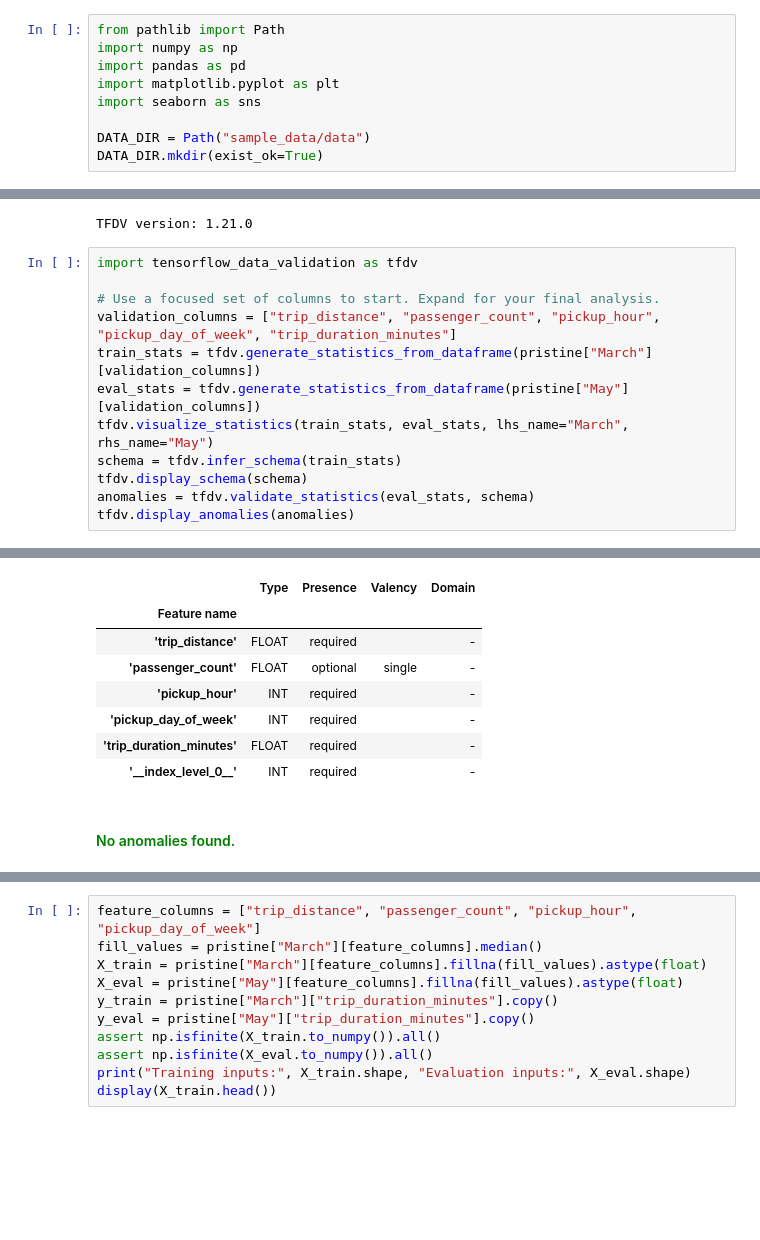
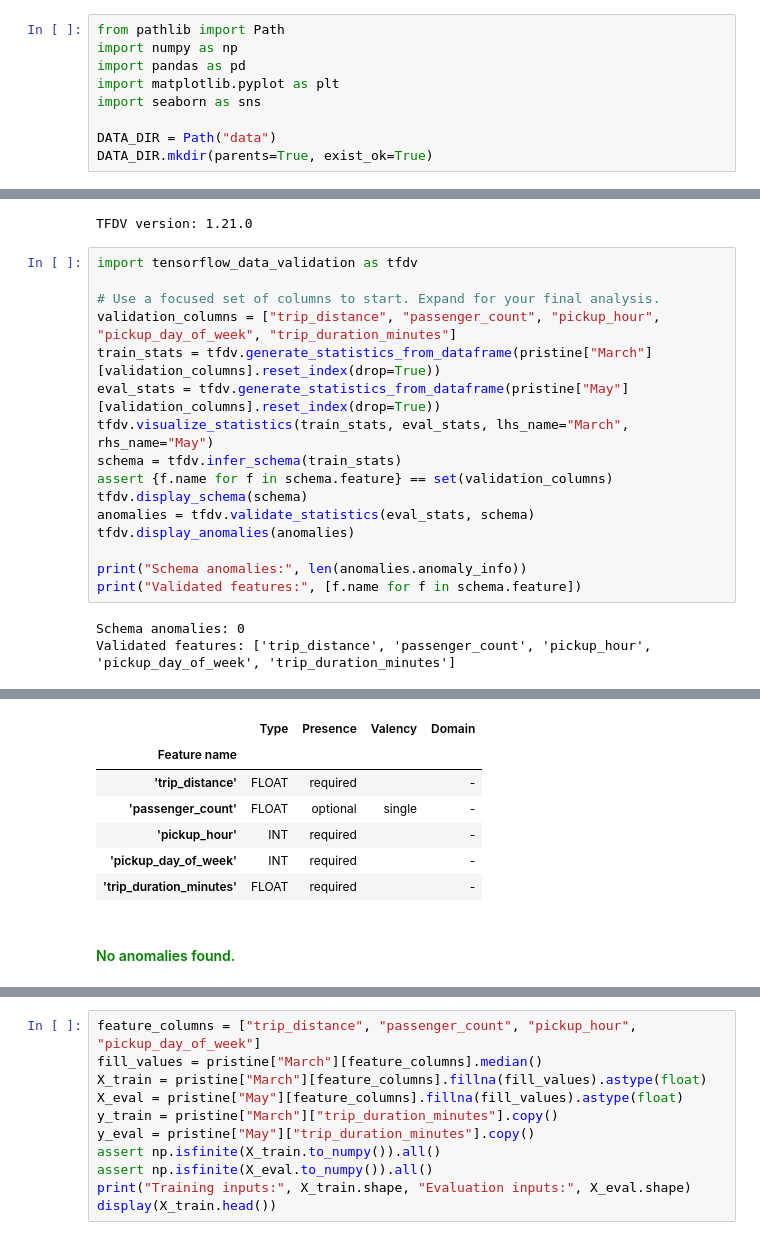
Before and after one commit to Negarkamvij/Project_1_Deep_Learning, a Jupyter notebook: Taxi_Project_1.ipynb, the cells around one changed output, grey strips where cells are left out. Cells and saved outputs as stored; diff of their text form; blank space fills up the shorter version.

```diff
--- a/Taxi_Project_1.ipynb
+++ b/Taxi_Project_1.ipynb
@@ -27,5 +27,5 @@ import pandas as pd
 import matplotlib.pyplot as plt
 import seaborn as sns
 
-DATA_DIR = Path("sample_data/data")
-DATA_DIR.mkdir(exist_ok=True)
+DATA_DIR = Path("data")
+DATA_DIR.mkdir(parents=True, exist_ok=True)
@@ -559,25 +571,30 @@ TFDV version: 1.21.0
 # %%
 import tensorflow_data_validation as tfdv
 
 # Use a focused set of columns to start. Expand for your final analysis.
 validation_columns = ["trip_distance", "passenger_count", "pickup_hour", "pickup_day_of_week", "trip_duration_minutes"]
-train_stats = tfdv.generate_statistics_from_dataframe(pristine["March"][validation_columns])
-eval_stats = tfdv.generate_statistics_from_dataframe(pristine["May"][validation_columns])
+train_stats = tfdv.generate_statistics_from_dataframe(pristine["March"][validation_columns].reset_index(drop=True))
+eval_stats = tfdv.generate_statistics_from_dataframe(pristine["May"][validation_columns].reset_index(drop=True))
 tfdv.visualize_statistics(train_stats, eval_stats, lhs_name="March", rhs_name="May")
 schema = tfdv.infer_schema(train_stats)
+assert {f.name for f in schema.feature} == set(validation_columns)
 tfdv.display_schema(schema)
 anomalies = tfdv.validate_statistics(eval_stats, schema)
 tfdv.display_anomalies(anomalies)
+
+print("Schema anomalies:", len(anomalies.anomaly_info))
+print("Validated features:", [f.name for f in schema.feature])
 # %% [output]
+Schema anomalies: 0
+Validated features: ['trip_distance', 'passenger_count', 'pickup_hour', 'pickup_day_of_week', 'trip_duration_minutes']
 [interactive output not drawn]
 |  | Type | Presence | Valency | Domain |
 | Feature name |  |  |  |  |
 | 'trip_distance' | FLOAT | required |  | - |
 | 'passenger_count' | FLOAT | optional | single | - |
 | 'pickup_hour' | INT | required |  | - |
 | 'pickup_day_of_week' | INT | required |  | - |
 | 'trip_duration_minutes' | FLOAT | required |  | - |
-| '__index_level_0__' | INT | required |  | - |
 No anomalies found.
 # %% [markdown]
 **My TFDV findings:** I used TFDV to compare the March training data with the May evaluation data after cleaning the outliers. The distributions of some features are different between March and May. Trip distance has a median of about 1.69 miles in March and 2.05 miles in May, which shows that the typical trip was a little longer in May. The average trip duration is about 13.11 minutes in March and 11.88 minutes in May. One important difference is the missing values in passenger count. March has about 1.26% missing passenger count, while May has about 17.08%, which is much higher. The pickup hour and day of week distributions also have some differences between the two months. TFDV helped to see these differences visually and compare the training and evaluation datasets. The schema was created using the March data and then May was checked against this schema. These results show that March and May do not have exactly the same data distribution, which is important if March data will be used to prepare a prediction system that will later be evaluated on May data.
```
Also changed, not shown: parts of 23 cells of this notebook, 3 other files.
